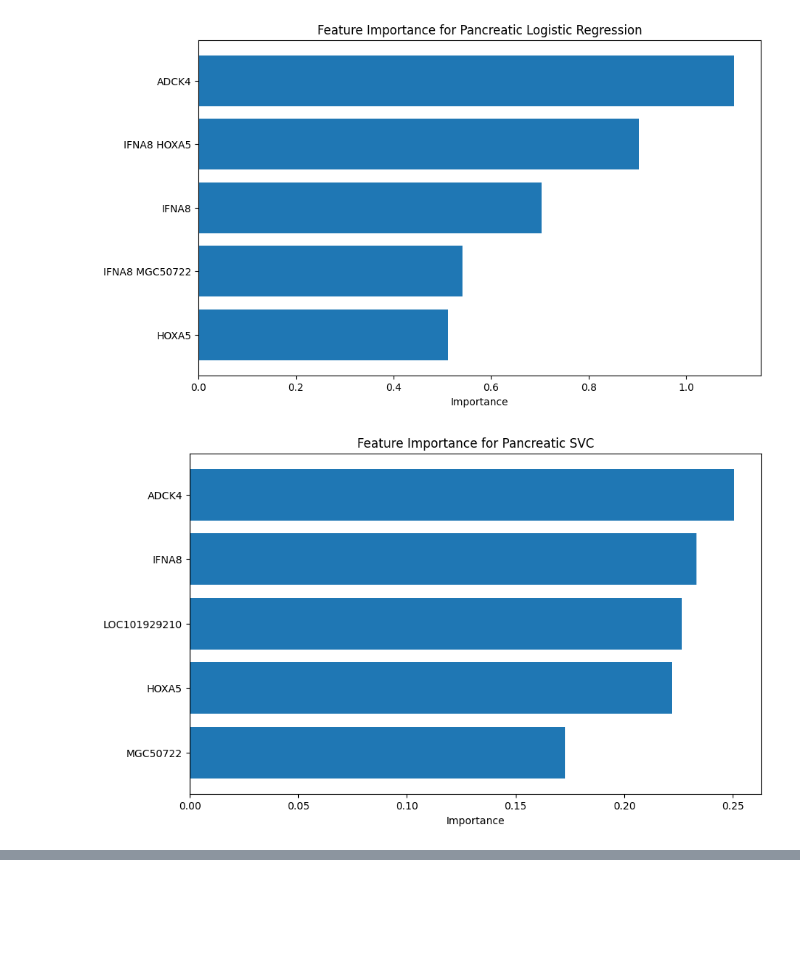
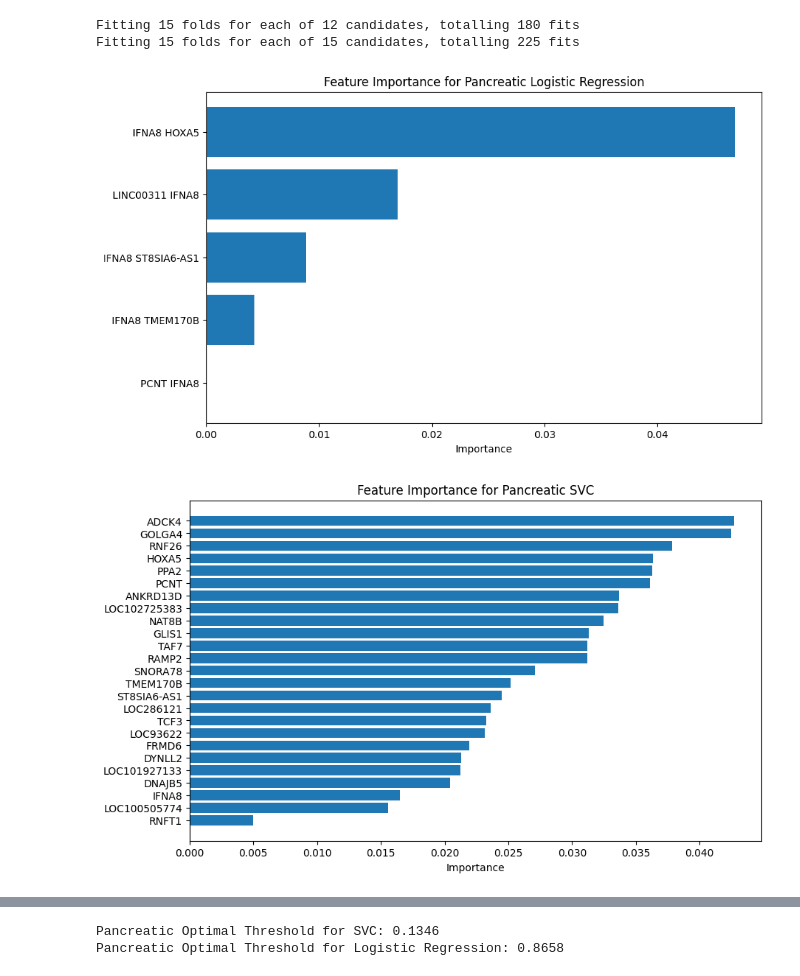
Before and after one commit to AstroCode10/salivary-biomarker-research, a Jupyter notebook: models/model.ipynb, the cells around one changed output, grey strips where cells are left out. Cells and saved outputs as stored; diff of their text form; code cells hidden in the pictures; blank space fills up the shorter version.

```diff
--- a/models/model.ipynb
+++ b/models/model.ipynb
@@ -130,24 +71,27 @@ Breast genes:Index(['RFC2', 'EPHB3', 'GUCA1A', 'ESRRA', 'SP7', 'PAX8', 'CYP2E1',
 # %%
 from sklearn.pipeline import Pipeline
-from sklearn.linear_model import LogisticRegression
+from sklearn.linear_model import LogisticRegression, LassoCV
 from sklearn.svm import SVC
-from sklearn.preprocessing import StandardScaler
 from sklearn.preprocessing import PolynomialFeatures
 from sklearn.impute import SimpleImputer
-from sklearn.feature_selection import SelectKBest, f_classif
+from sklearn.feature_selection import SelectKBest, f_classif, SelectFromModel
 from imblearn.over_sampling import SMOTE
 from imblearn.pipeline import Pipeline as ImbPipeline
 
 def create_pipeline(model, use_interactions=False):
     pipeline = [
         ("imputer", SimpleImputer(strategy="median")),
-        ("scaler", StandardScaler()),
-        ("smote", SMOTE(random_state=42, k_neighbors=3))
+        ("anova_screening", SelectKBest(score_func=f_classif, k=500)),
+        ("smote", SMOTE(random_state=42, k_neighbors=3)),
+        ("lasso_selection", SelectFromModel(
+            LassoCV(cv=3, random_state=42, max_iter=2500, n_jobs=1, tol=0.005),
+            max_features=25
+        ))
     ]
 
     if use_interactions:
         pipeline.append(("interactions", PolynomialFeatures(degree=2, interaction_only=True, include_bias=False)))
-        pipeline.append(("feature_selection", SelectKBest(score_func=f_classif, k=5)))
+        pipeline.append(("anova_selection", SelectKBest(score_func=f_classif, k=5)))
 
     pipeline.append(("model", model))
 
@@ -195,24 +139,24 @@ scoring = {
 all_results = {}
 # %%
 import matplotlib.pyplot as plt
+from sklearn.model_selection import cross_val_predict, StratifiedKFold
 from sklearn.metrics import classification_report, accuracy_score, recall_score, f1_score, precision_score, roc_curve
 
 def create_feat_importance_df(estimator, input_features):
-    if hasattr(estimator.named_steps["model"], "coef_"):
-        importances = np.abs(estimator.named_steps["model"].coef_[0])
+    feature_names = np.array(input_features)
 
-    elif hasattr(estimator.named_steps["model"], "feature_importances_"):
-        importances = estimator.named_steps["model"].feature_importances_
+    for step_name, step_obj in estimator.named_steps.items():
+        if hasattr(step_obj, "get_support"):
+            feature_names = feature_names[step_obj.get_support()]
 
-    if "interactions" in estimator.named_steps:
-        feature_names = estimator.named_steps["interactions"].get_feature_names_out(input_features)
+        elif hasattr(step_obj, "get_feature_names_out"):
+            feature_names = step_obj.get_feature_names_out(feature_names)
 
-        if "feature_selection" in estimator.named_steps:
-            selector = estimator.named_steps["feature_selection"]
-            feature_names = feature_names[selector.get_support()]
-
+    model_step = estimator.named_steps["model"]
+    if hasattr(model_step, "coef_"):
+        importances = np.abs(model_step.coef_[0])
     else:
-        feature_names = estimator.feature_names_in_
+        importances = getattr(model_step, "feature_importances_", np.zeros(len(feature_names)))
 
     return pd.DataFrame({
         "feature": feature_names,
@@ -237,11 +181,12 @@ for can_type, ind in data.items():
         search = RandomizedSearchCV(
             pipeline,
             param_distributions=grid,
-            n_iter=20,
+            n_iter=15,
             cv=cv,
             scoring=scoring,
-            refit="balanced_accuracy",
-            n_jobs=-1
+            refit="f1",
+            n_jobs=-1,
+            verbose=2
         )
         search.fit(ind[0], ind[2])
 
@@ -253,56 +198,60 @@ for can_type, ind in data.items():
     lr_estimator = fitted_models["LogisticRegression"]
     svc_estimator = fitted_models["SVC"]
 
-    lr_fitted = lr_estimator.fit(ind[0], ind[2])
-    svc_fitted = svc_estimator.fit(ind[0], ind[2])
-
-    lr_importance_df = create_feat_importance_df(lr_fitted, ind[0].columns)
-    svc_importance_df = create_feat_importance_df(svc_fitted, ind[0].columns)
+    lr_importance_df = create_feat_importance_df(lr_estimator, ind[0].columns)
+    svc_importance_df = create_feat_importance_df(svc_estimator, ind[0].columns)
 
     create_feat_importance_graph(lr_importance_df, f"{can_type} Logistic Regression")
     create_feat_importance_graph(svc_importance_df, f"{can_type} SVC")
 
-    lr_prob = lr_fitted.predict_proba(ind[1])[:,1]
-    svc_prob = svc_fitted.predict_proba(ind[1])[:,1]
+    prob_cv = StratifiedKFold(n_splits=5, shuffle=True, random_state=42)
 
-    fpr_svc, tpr_svc, thresholds_svc = roc_curve(ind[3], svc_prob)
-    fpr_lr, tpr_lr, thresholds_lr = roc_curve(ind[3], lr_prob)
+    lr_train_prob = cross_val_predict(lr_estimator, ind[0], ind[2], cv=prob_cv, method="predict_proba", n_jobs=-1)[:, 1]
+    svc_train_prob = cross_val_predict(svc_estimator, ind[0], ind[2], cv=prob_cv, method="predict_proba", n_jobs=-1)[:, 1]
+
+    fpr_svc, tpr_svc, thresholds_svc = roc_curve(ind[2], svc_train_prob)
+    fpr_lr, tpr_lr, thresholds_lr = roc_curve(ind[2], lr_train_prob)
 
     j_scores_svc = tpr_svc - fpr_svc
     j_scores_lr = tpr_lr - fpr_lr
 
     optimal_threshold_svc = thresholds_svc[np.argmax(j_scores_svc)]
     optimal_threshold_lr = thresholds_lr[np.argmax(j_scores_lr)]
 
     if np.isinf(optimal_threshold_svc) or optimal_threshold_svc <= 0 or optimal_threshold_svc >= 1:
-        optimal_threshold_svc = np.median(svc_prob) if np.median(svc_prob) > 0 else 0.15
+        optimal_threshold_svc = np.median(svc_train_prob) if np.median(svc_train_prob) > 0 else 0.15
 
     if np.isinf(optimal_threshold_lr) or optimal_threshold_lr <= 0 or optimal_threshold_lr >= 1:
-        optimal_threshold_lr = np.median(lr_prob) if np.median(lr_prob) > 0 else 0.15
+        optimal_threshold_lr = np.median(lr_train_prob) if np.median(lr_train_prob) > 0 else 0.15
 
     print(f"{can_type} Optimal Threshold for SVC: {optimal_threshold_svc:.4f}")
     print(f"{can_type} Optimal Threshold for Logistic Regression: {optimal_threshold_lr:.4f}")
 
-    y_pred_svc = (svc_prob >= optimal_threshold_svc).astype(int)
-    y_pred_lr = (lr_prob >= optimal_threshold_lr).astype(int)
+    lr_test_prob = lr_estimator.predict_proba(ind[1])[:,1]
+    svc_test_prob = svc_estimator.predict_proba(ind[1])[:,1]
+
+    y_pred_svc = (svc_test_prob >= optimal_threshold_svc).astype(int)
+    y_pred_lr = (lr_test_prob >= optimal_threshold_lr).astype(int)
 
     print(f"{can_type} Logistic Regression Classification Report:\n"
         f"{classification_report(ind[3], y_pred_lr)}\n"
         f"Accuracy: {accuracy_score(ind[3], y_pred_lr):.4f}\n"
         f"Precision: {precision_score(ind[3], y_pred_lr):.4f}\n"
         f"Recall: {recall_score(ind[3], y_pred_lr):.4f}\n"
         f"F1: {f1_score(ind[3], y_pred_lr):.4f}\n"
         f"Specificity: {specificity_score(ind[3], y_pred_lr):.4f}\n"
        )
 
     print(f"{can_type} SVC Classification Report:\n"
         f"{classification_report(ind[3], y_pred_svc)}\n"
         f"Accuracy: {accuracy_score(ind[3], y_pred_svc):.4f}\n"
         f"Precision: {precision_score(ind[3], y_pred_svc):.4f}\n"
         f"Recall: {recall_score(ind[3], y_pred_svc):.4f}\n"
         f"F1: {f1_score(ind[3], y_pred_svc):.4f}\n"
         f"Specificity: {specificity_score(ind[3], y_pred_svc):.4f}\n"
         )
 # %% [output]
+Fitting 15 folds for each of 12 candidates, totalling 180 fits
+Fitting 15 folds for each of 15 candidates, totalling 225 fits
-[figure, old version]
+[figure, new version]
-[figure, old version]
+[figure, new version]
@@ -325,0 +258,2 @@ Specificity: 1.0000
+Pancreatic Optimal Threshold for SVC: 0.1346
+Pancreatic Optimal Threshold for Logistic Regression: 0.8658
```
Also changed, not shown: parts of 5 cells of this notebook.
